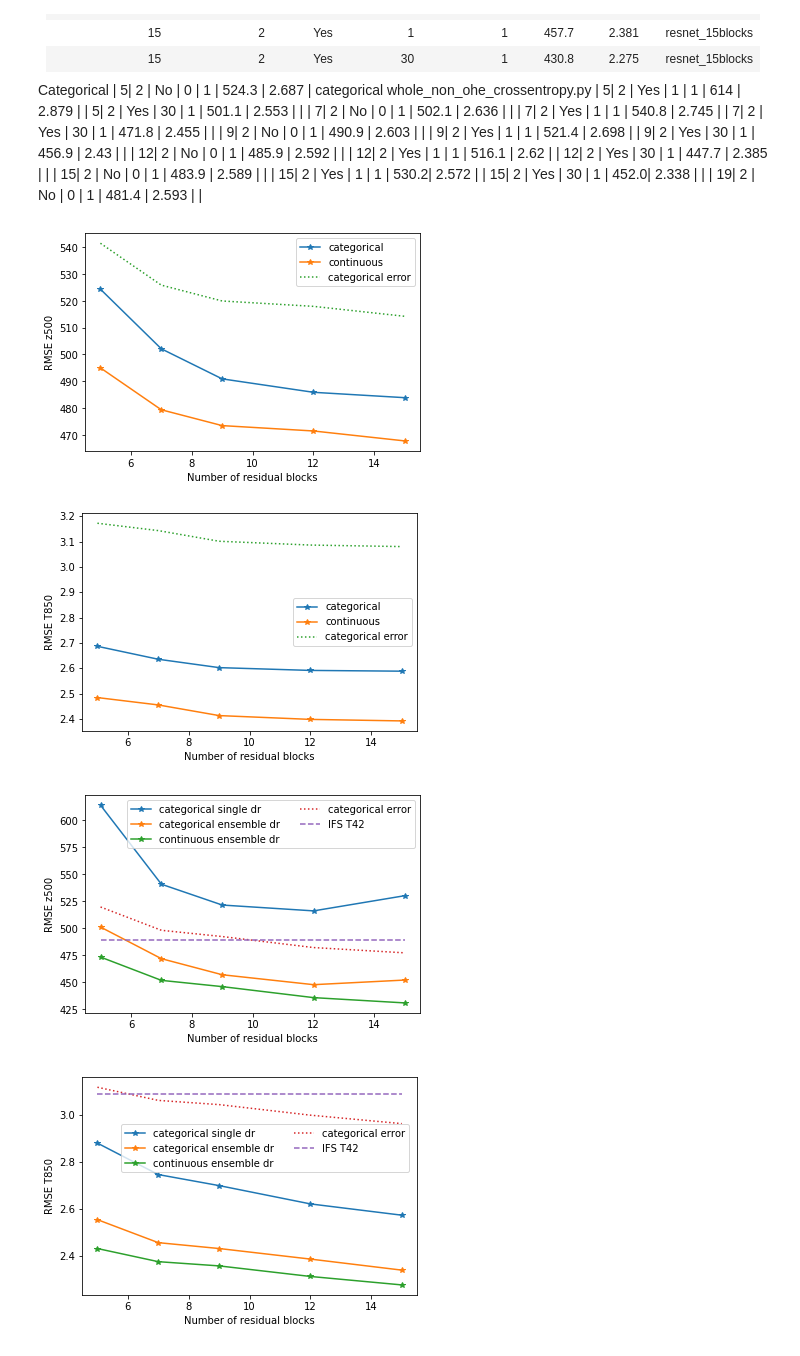
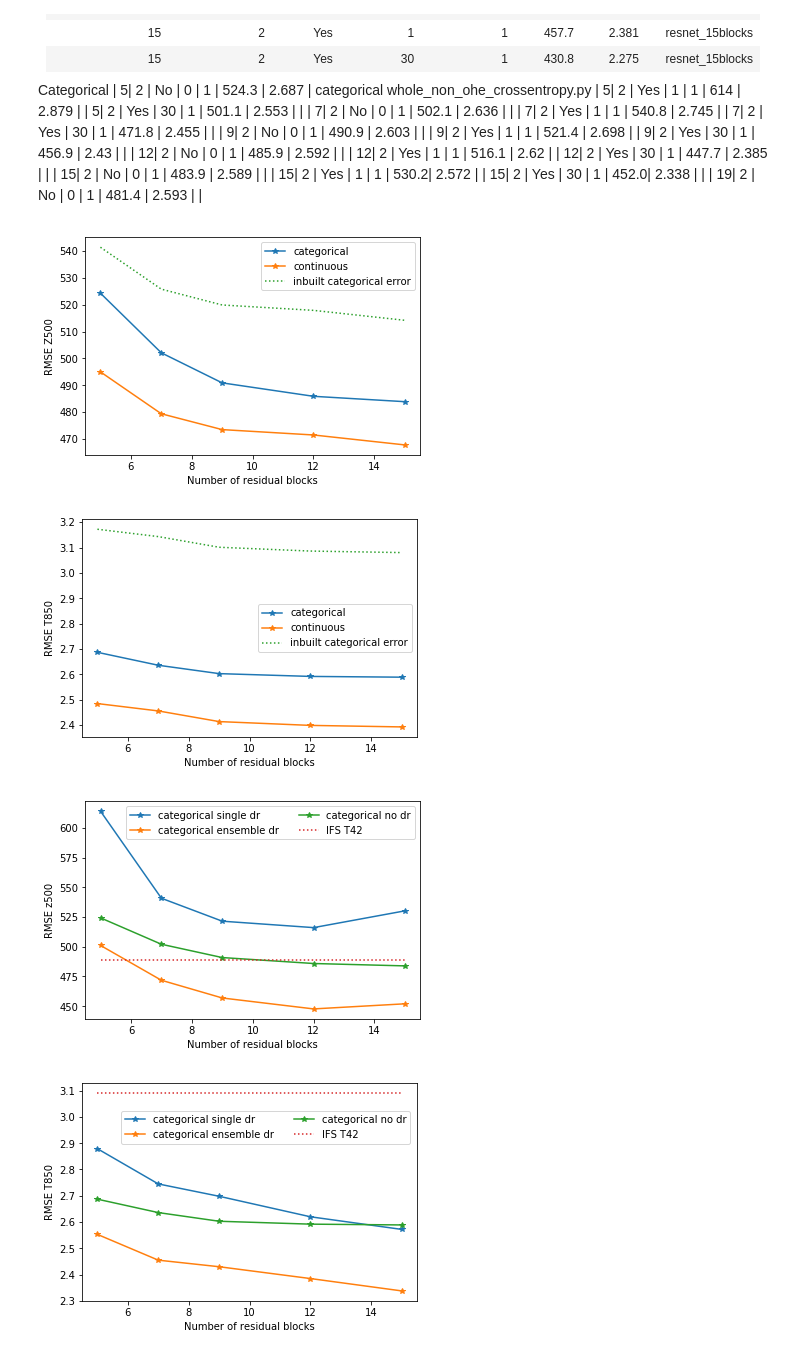
Before and after one commit to mc4117/ResNet_Weather, a Jupyter notebook: neural_notebooks/categorical/results_summary.ipynb, the cells around one changed output. Cells and saved outputs as stored; diff of their text form; code cells hidden in the pictures.

```diff
--- a/neural_notebooks/categorical/results_summary.ipynb
+++ b/neural_notebooks/categorical/results_summary.ipynb
@@ -43,43 +43,45 @@ import pylab as plt
 
 plt.plot([5, 7, 9, 12, 15], [524.3, 502.1, 490.9, 485.9, 483.9], '-*', label = 'categorical')
 plt.plot([5, 7, 9, 12, 15], [495.0, 479.4, 473.5, 471.5, 467.8], '-*', label = 'continuous')
-plt.plot([5, 7, 9, 12, 15], [495.0+46.4, 479.4+46.4, 473.5+46.4, 471.5+46.4, 467.8+46.4], ':', label = 'categorical error')
+plt.plot([5, 7, 9, 12, 15], [495.0+46.4, 479.4+46.4, 473.5+46.4, 471.5+46.4, 467.8+46.4], ':', label = 'inbuilt categorical error')
 plt.xlabel("Number of residual blocks")
-plt.ylabel("RMSE z500")
+plt.ylabel("RMSE Z500")
 plt.legend()
 plt.show()
 
 plt.plot([5, 7, 9, 12, 15], [2.687, 2.636, 2.603, 2.592, 2.589], '-*', label = 'categorical')
 plt.plot([5, 7, 9, 12, 15], [2.485, 2.456, 2.414, 2.399, 2.393], '-*', label = 'continuous')
-plt.plot([5, 7, 9, 12, 15], [2.485+0.687, 2.456+0.687, 2.414+0.687, 2.399+0.687, 2.393+0.687], ':', label = 'categorical error')
+plt.plot([5, 7, 9, 12, 15], [2.485+0.687, 2.456+0.687, 2.414+0.687, 2.399+0.687, 2.393+0.687], ':', label = 'inbuilt categorical error')
 plt.xlabel("Number of residual blocks")
 plt.ylabel("RMSE T850")
 plt.legend()
 plt.show()
 # %% [output]
-[figure, old version]
+[figure, new version]
-[figure, old version]
+[figure, new version]
 # %%
 import pylab as plt
 plt.plot([5, 7, 9, 12, 15], [614, 540.8, 521.5, 516.1, 530.2], '-*', label = 'categorical single dr')
 plt.plot([5, 7, 9, 12, 15], [501.1, 471.8, 456.9, 447.7, 452], '-*', label = 'categorical ensemble dr')
-plt.plot([5, 7, 9, 12, 15], [473.3, 451.7, 445.9, 435.7, 430.8], '-*', label = 'continuous ensemble dr')
-plt.plot([5, 7, 9, 12, 15], [473.3+46.4, 451.7+46.4, 445.9+46.4, 435.7+46.4, 430.8+46.4], ':', label = 'categorical error')
-plt.plot([5, 7, 9, 12, 15], [489 for i in range(5)], '--', label = 'IFS T42')
+#plt.plot([5, 7, 9, 12, 15], [473.3, 451.7, 445.9, 435.7, 430.8], '-*', label = 'continuous ensemble dr')
+plt.plot([5, 7, 9, 12, 15], [524.3, 502.1, 490.9, 485.9, 483.9], '-*', label = 'categorical no dr')
+#plt.plot([5, 7, 9, 12, 15], [473.3+46.4, 451.7+46.4, 445.9+46.4, 435.7+46.4, 430.8+46.4], ':', label = 'inbuilt cat error')
+plt.plot([5, 7, 9, 12, 15], [489 for i in range(5)], ':', label = 'IFS T42')
 plt.legend(ncol =2)
 plt.xlabel("Number of residual blocks")
 plt.ylabel("RMSE z500")
 plt.show()
 
 plt.plot([5, 7, 9, 12, 15], [2.879, 2.745, 2.698, 2.62, 2.572], '-*', label = 'categorical single dr')
 plt.plot([5, 7, 9, 12, 15], [2.553, 2.455, 2.43, 2.385, 2.338], '-*', label = 'categorical ensemble dr')
-plt.plot([5, 7, 9, 12, 15], [2.43, 2.374, 2.356, 2.311, 2.275], '-*', label = 'continuous ensemble dr')
-plt.plot([5, 7, 9, 12, 15], [2.43+0.687, 2.374+0.687, 2.356+0.687, 2.311+0.687, 2.275+0.687], ':', label = 'categorical error')
-plt.plot([5, 7, 9, 12, 15], [3.09 for i in range(5)], '--', label = 'IFS T42')
+#plt.plot([5, 7, 9, 12, 15], [2.43, 2.374, 2.356, 2.311, 2.275], '-*', label = 'continuous ensemble dr')
+plt.plot([5, 7, 9, 12, 15], [2.687, 2.636, 2.603, 2.592, 2.589], '-', label = 'categorical no dr')
+#plt.plot([5, 7, 9, 12, 15], [2.43+0.687, 2.374+0.687, 2.356+0.687, 2.311+0.687, 2.275+0.687], ':', label = 'inbuilt cat error')
+plt.plot([5, 7, 9, 12, 15], [3.09 for i in range(5)], ':', label = 'IFS T42')
 plt.xlabel("Number of residual blocks")
 plt.ylabel("RMSE T850")
-plt.legend(bbox_to_anchor=[0.1, 0.54], ncol =2, loc =3)
+plt.legend(bbox_to_anchor=[0.1, 0.7], ncol =2, loc =3)
 plt.show()
 # %% [output]
-[figure, old version]
+[figure, new version]
-[figure, old version]
+[figure, new version]
```
Also changed, not shown: parts of 1 cell of this notebook, 9 other files.
